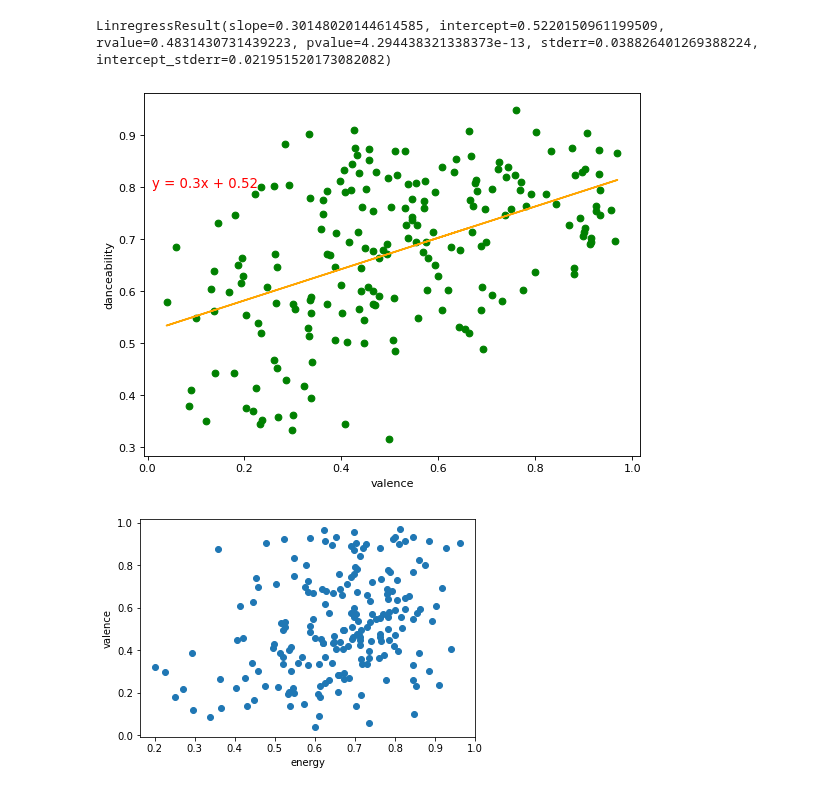
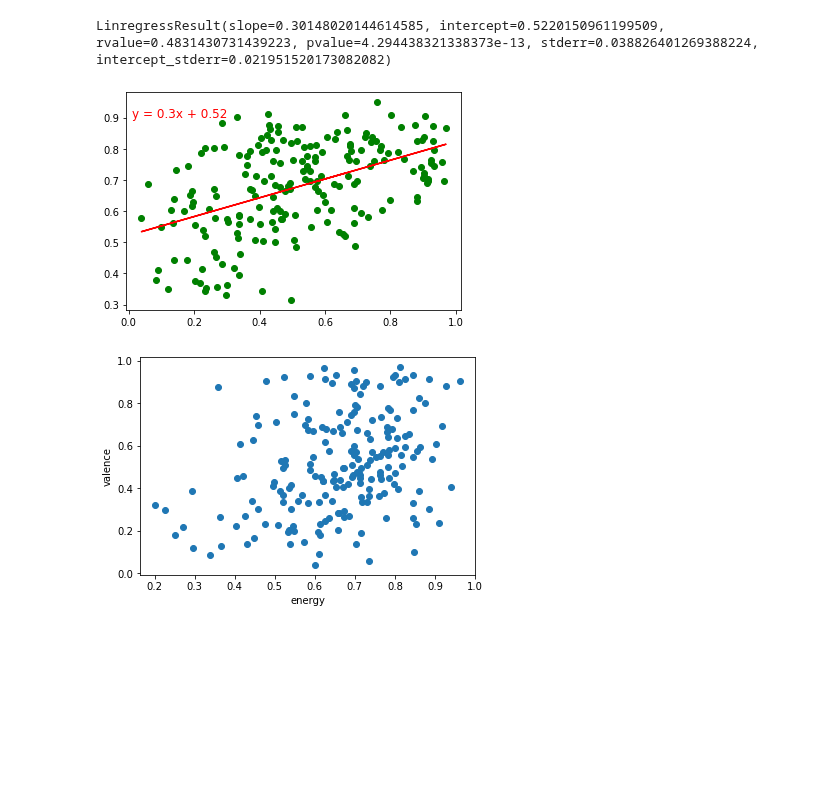
Before and after one commit to mbruns13/project_1_spotify, a Jupyter notebook: slone_spotify.ipynb, the cells around one changed output. Cells and saved outputs as stored; diff of their text form; code cells hidden in the pictures; blank space fills up the shorter version.

Commit message:
fixed my plots for real this time

```diff
--- a/slone_spotify.ipynb
+++ b/slone_spotify.ipynb
@@ -202,27 +203,25 @@ LinregressResult(slope=0.30148020144614585, intercept=0.5220150961199509, rvalue
 # %%
 #plot valence and danceability with best fit line
 xvalues = full_track_data['valence']
 yvalues = full_track_data['danceability']
 
-plt.figure(figsize=(8, 6), dpi=80)
-plt.scatter(valence,danceability, c='green')
-
-plt.plot(valence, m*np.array(valence) + b, c='orange')
-
-plt.xlabel('valence')
-plt.ylabel('danceability')
 (slope, intercept, rvalue, pvalue, stderr) = linregress(xvalues, yvalues)
 regress_values = xvalues * slope + intercept
 line_eq = "y = " + str(round(slope,2)) + "x + " + str(round(intercept,2))
-plt.annotate(line_eq,(0.01,0.8),fontsize=12,color="red")
+plt.annotate(line_eq,(0.01,0.9),fontsize=12,color="red")
+
+#plt.figure(figsize=(8, 6), dpi=80)
+plt.scatter(xvalues,yvalues, c='green')
+
+plt.plot(xvalues, regress_values, "r-")
 
 #save the plot
-plt.savefig('plot.png', dpi=300, bbox_inches='tight')
+plt.savefig('dance_valance_plot2', dpi=300, bbox_inches='tight')
 
 #show plot
 plt.show()
 # %% [output]
-[figure, old version]
+[figure, new version]
 # %%
 #plot valence and energy variables to see what they look like
 plt.figure()
```
Also changed, not shown: parts of 2 cells of this notebook, 6 other files.
